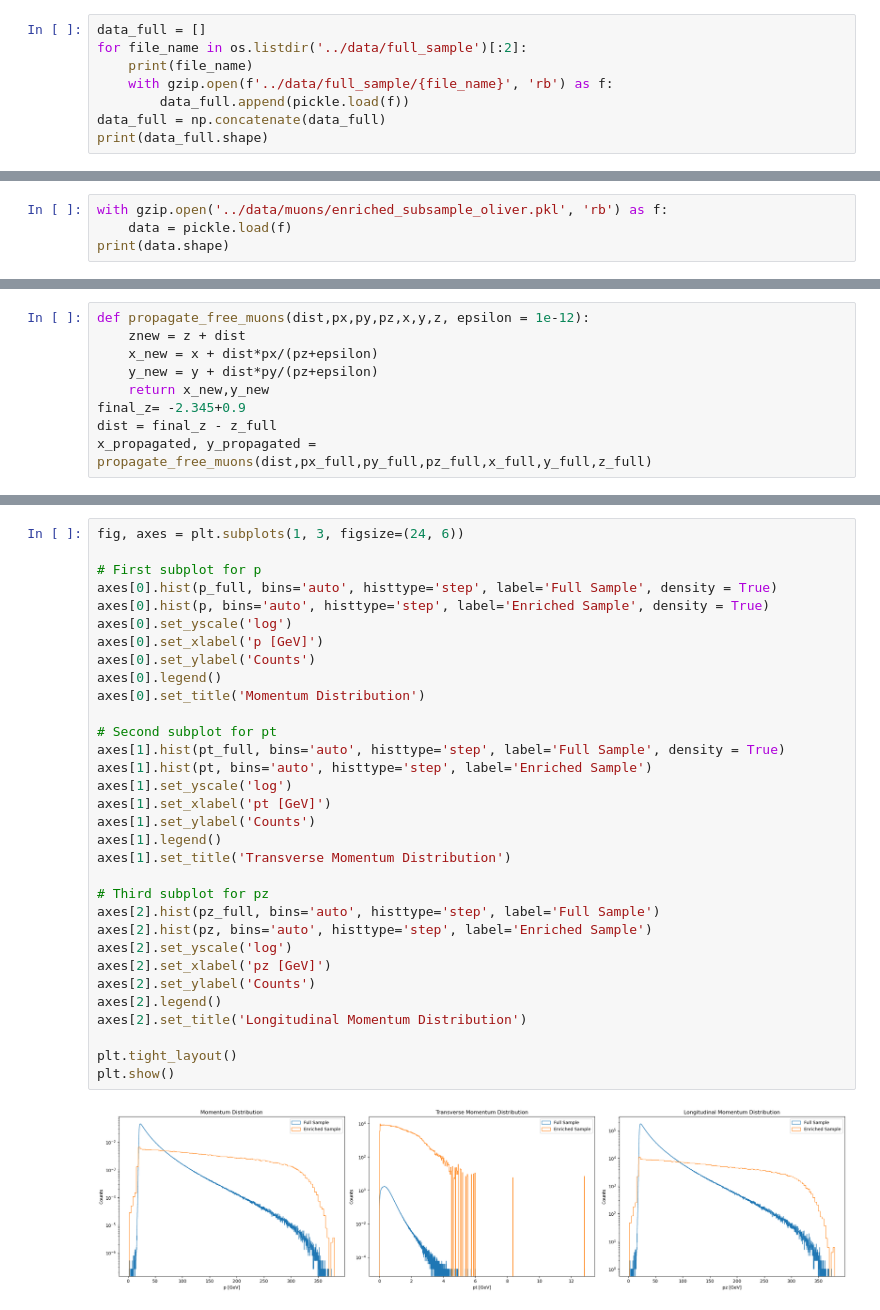
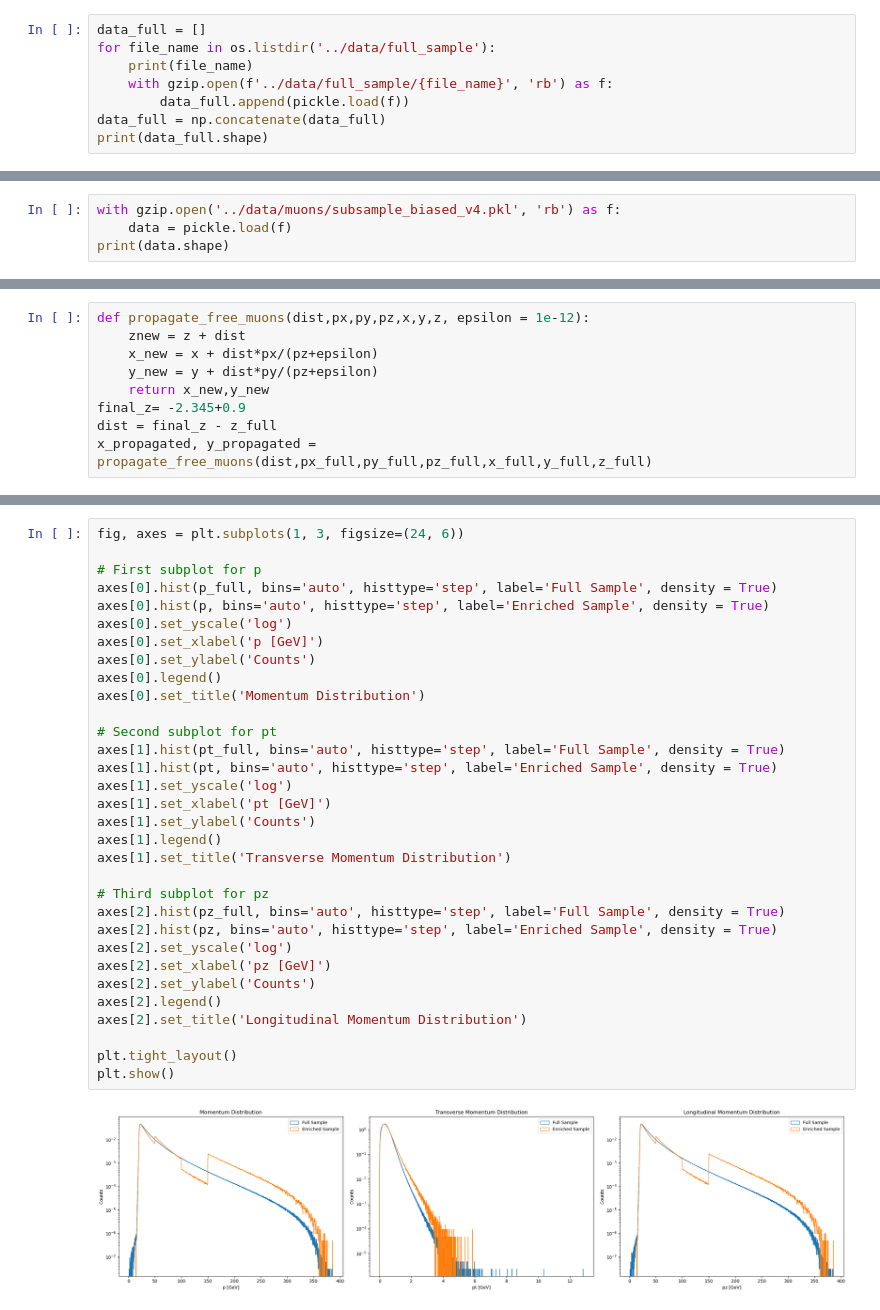
Before and after one commit to lfpc/MuonsAndMatter, a Jupyter notebook: plots/see_input.ipynb, the cells around one changed output, grey strips where cells are left out. Cells and saved outputs as stored; diff of their text form.

```diff
--- a/plots/see_input.ipynb
+++ b/plots/see_input.ipynb
@@ -70,7 +70,7 @@ def difference_hist1d(x1,x2,xlabel:str = '',density = True, bins = 'auto'):
     plt.tick_params(axis='both', which='minor', labelsize=fontsize)  # Minor ticks (if needed)
 # %%
 data_full = []
-for file_name in os.listdir('../data/full_sample')[:2]:
+for file_name in os.listdir('../data/full_sample'):
     print(file_name)
     with gzip.open(f'../data/full_sample/{file_name}', 'rb') as f:
         data_full.append(pickle.load(f))
@@ -83,5 +97,5 @@ full_sample_0.pkl
 # %%
-with gzip.open('../data/muons/enriched_subsample_oliver.pkl', 'rb') as f:
+with gzip.open('../data/muons/subsample_biased_v4.pkl', 'rb') as f:
     data = pickle.load(f)
 print(data.shape)
 # %% [output]
@@ -259,37 +350,37 @@ plt.show()
 # %%
 fig, axes = plt.subplots(1, 3, figsize=(24, 6))
 
 # First subplot for p
 axes[0].hist(p_full, bins='auto', histtype='step', label='Full Sample', density = True)
 axes[0].hist(p, bins='auto', histtype='step', label='Enriched Sample', density = True)
 axes[0].set_yscale('log')
 axes[0].set_xlabel('p [GeV]')
 axes[0].set_ylabel('Counts')
 axes[0].legend()
 axes[0].set_title('Momentum Distribution')
 
 # Second subplot for pt
 axes[1].hist(pt_full, bins='auto', histtype='step', label='Full Sample', density = True)
-axes[1].hist(pt, bins='auto', histtype='step', label='Enriched Sample')
+axes[1].hist(pt, bins='auto', histtype='step', label='Enriched Sample', density = True)
 axes[1].set_yscale('log')
 axes[1].set_xlabel('pt [GeV]')
 axes[1].set_ylabel('Counts')
 axes[1].legend()
 axes[1].set_title('Transverse Momentum Distribution')
 
 # Third subplot for pz
-axes[2].hist(pz_full, bins='auto', histtype='step', label='Full Sample')
-axes[2].hist(pz, bins='auto', histtype='step', label='Enriched Sample')
+axes[2].hist(pz_full, bins='auto', histtype='step', label='Full Sample', density = True)
+axes[2].hist(pz, bins='auto', histtype='step', label='Enriched Sample', density = True)
 axes[2].set_yscale('log')
 axes[2].set_xlabel('pz [GeV]')
 axes[2].set_ylabel('Counts')
 axes[2].legend()
 axes[2].set_title('Longitudinal Momentum Distribution')
 
 plt.tight_layout()
 plt.show()
 # %% [output]
-[figure, old version]
+[figure, new version]
 # %%
 fig, axes = plt.subplots(1, 3, figsize=(24, 6))
 
```
Also changed, not shown: parts of 17 cells of this notebook, 13 other files.
